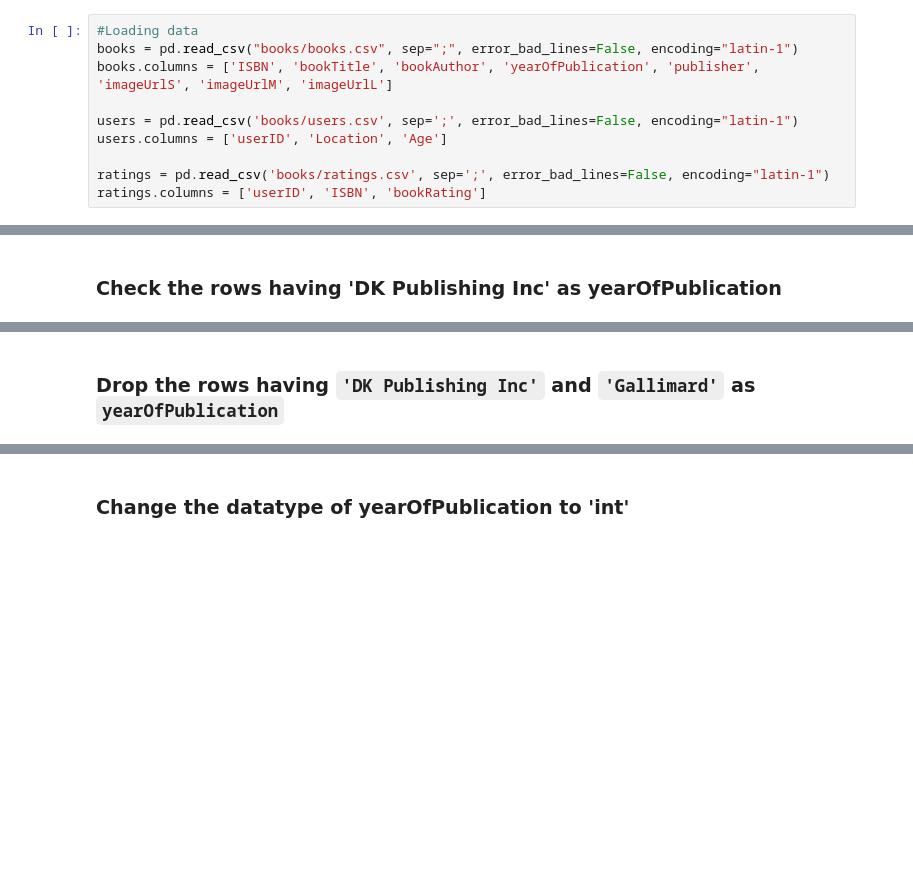
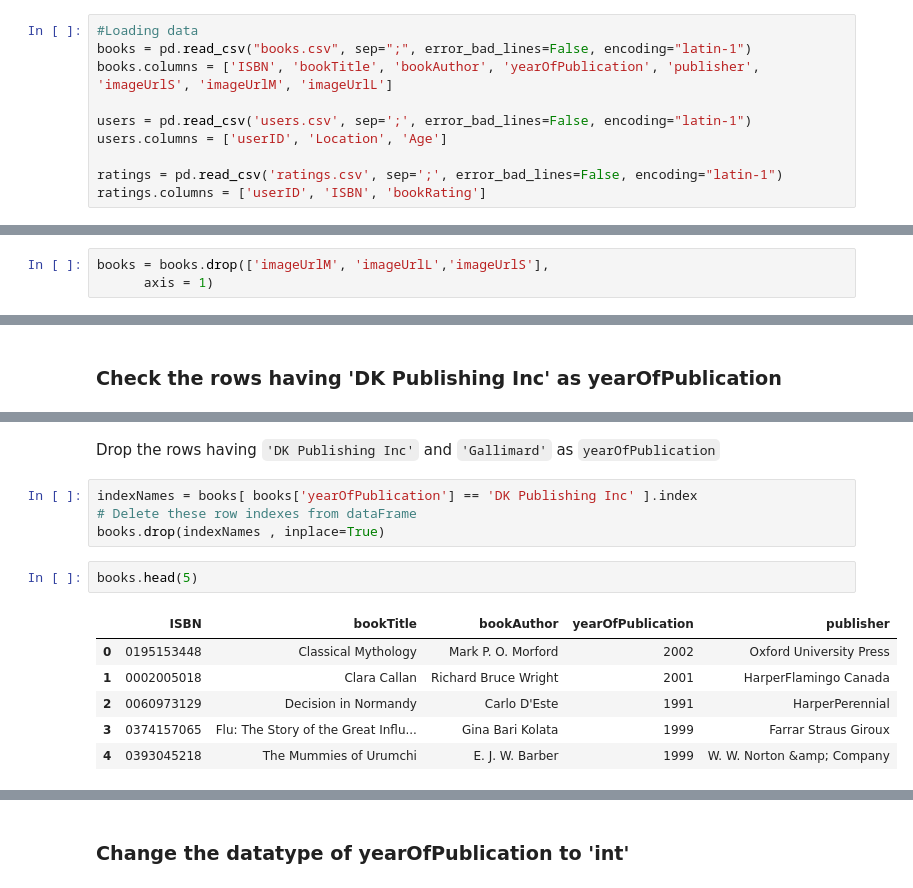
Before and after one commit to GreatLearningAIML1/aiml-ml-hyd-apr-19-batch-nirmalyamisra, a Jupyter notebook: R5_External_Lab_SVM_CBRS.ipynb, the cells around one changed output, grey strips where cells are left out. Saved outputs shown, nothing was run; the diff lists cells and outputs as text; blank space fills up the shorter version.

```diff
--- a/R5_External_Lab_SVM_CBRS.ipynb
+++ b/R5_External_Lab_SVM_CBRS.ipynb
@@ -232,11 +227,11 @@ This project entails building a Book Recommender System for users based on user-
 #### Execute the below cell to load the datasets
 # %%
 #Loading data
-books = pd.read_csv("books/books.csv", sep=";", error_bad_lines=False, encoding="latin-1")
+books = pd.read_csv("books.csv", sep=";", error_bad_lines=False, encoding="latin-1")
 books.columns = ['ISBN', 'bookTitle', 'bookAuthor', 'yearOfPublication', 'publisher', 'imageUrlS', 'imageUrlM', 'imageUrlL']
 
-users = pd.read_csv('books/users.csv', sep=';', error_bad_lines=False, encoding="latin-1")
+users = pd.read_csv('users.csv', sep=';', error_bad_lines=False, encoding="latin-1")
 users.columns = ['userID', 'Location', 'Age']
 
-ratings = pd.read_csv('books/ratings.csv', sep=';', error_bad_lines=False, encoding="latin-1")
+ratings = pd.read_csv('ratings.csv', sep=';', error_bad_lines=False, encoding="latin-1")
 ratings.columns = ['userID', 'ISBN', 'bookRating']
@@ -251,2 +276,5 @@ books.head()
+# %%
+books = books.drop(['imageUrlM', 'imageUrlL','imageUrlS'],
+      axis = 1)
 # %%
 books.head()
@@ -264,2 +355,15 @@ Also some of the entries are strings and same years have been entered as numbers
 # %% [markdown]
-### Drop the rows having `'DK Publishing Inc'` and `'Gallimard'` as `yearOfPublication`
+ Drop the rows having `'DK Publishing Inc'` and `'Gallimard'` as `yearOfPublication`
+# %%
+indexNames = books[ books['yearOfPublication'] == 'DK Publishing Inc' ].index
+# Delete these row indexes from dataFrame
+books.drop(indexNames , inplace=True)
+# %%
+books.head(5)
+# %% [output]
+|  | ISBN | bookTitle | bookAuthor | yearOfPublication | publisher |
+| 0 | 0195153448 | Classical Mythology | Mark P. O. Morford | 2002 | Oxford University Press |
+| 1 | 0002005018 | Clara Callan | Richard Bruce Wright | 2001 | HarperFlamingo Canada |
+| 2 | 0060973129 | Decision in Normandy | Carlo D'Este | 1991 | HarperPerennial |
+| 3 | 0374157065 | Flu: The Story of the Great Influ... | Gina Bari Kolata | 1999 | Farrar Straus Giroux |
+| 4 | 0393045218 | The Mummies of Urumchi | E. J. W. Barber | 1999 | W. W. Norton &amp; Company |
```
Also changed, not shown: parts of 40 cells of this notebook.
